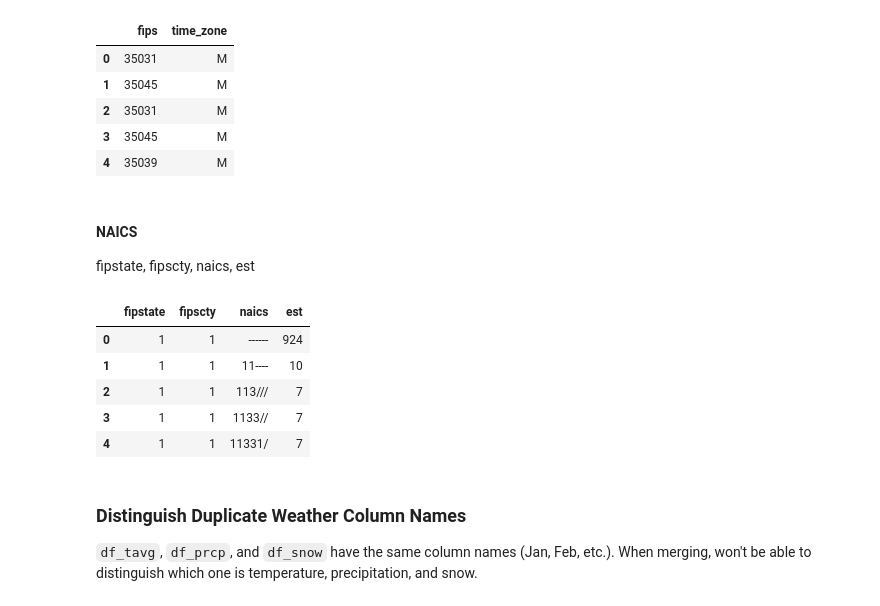
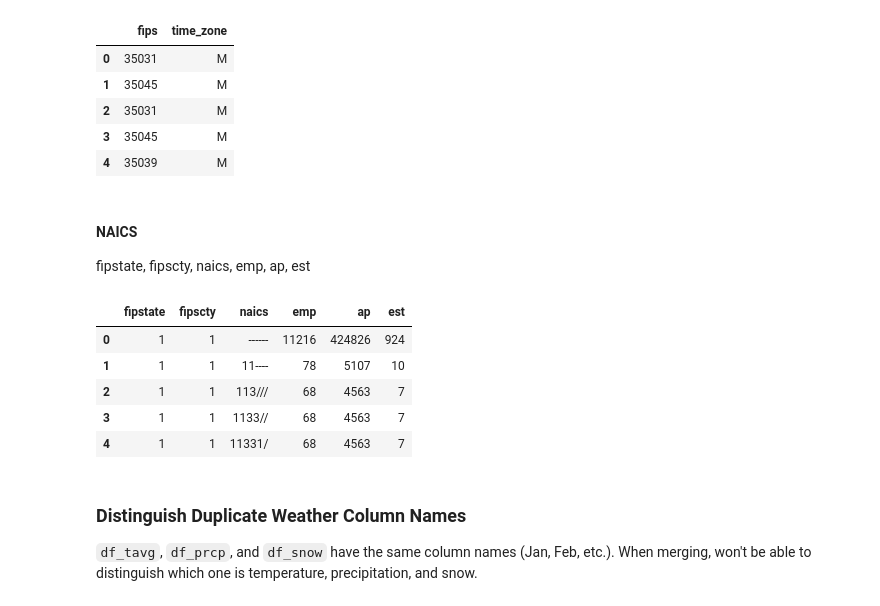
Before and after one commit to jovanyoshioka/CityFinder, a Jupyter notebook: data/jovi/clean_data.ipynb, the cells around one changed output. Drawn from its saved outputs; the diff is of its cells as text; code cells hidden in the pictures.

Commit message:
Changed to high-level NAICS codes. Added employee and payroll data.

```diff
--- a/data/jovi/clean_data.ipynb
+++ b/data/jovi/clean_data.ipynb
@@ -106,17 +106,17 @@ df_time.head()
 | 4 | 35039 | M |
 # %% [markdown]
 #### NAICS
-fipstate, fipscty, naics, est
+fipstate, fipscty, naics, emp, ap, est
 # %%
-df_naics = df_naics[['fipstate', 'fipscty', 'naics', 'est']]
+df_naics = df_naics[['fipstate', 'fipscty', 'naics', 'emp', 'ap', 'est']]
 df_naics.head()
 # %% [output]
-|  | fipstate | fipscty | naics | est |
-| 0 | 1 | 1 | ------ | 924 |
-| 1 | 1 | 1 | 11---- | 10 |
-| 2 | 1 | 1 | 113/// | 7 |
-| 3 | 1 | 1 | 1133// | 7 |
-| 4 | 1 | 1 | 11331/ | 7 |
+|  | fipstate | fipscty | naics | emp | ap | est |
+| 0 | 1 | 1 | ------ | 11216 | 424826 | 924 |
+| 1 | 1 | 1 | 11---- | 78 | 5107 | 10 |
+| 2 | 1 | 1 | 113/// | 68 | 4563 | 7 |
+| 3 | 1 | 1 | 1133// | 68 | 4563 | 7 |
+| 4 | 1 | 1 | 11331/ | 68 | 4563 | 7 |
 # %% [markdown]
 ### Distinguish Duplicate Weather Column Names
 `df_tavg`, `df_prcp`, and `df_snow` have the same column names (Jan, Feb, etc.). When merging, won't be able to distinguish which one is temperature, precipitation, and snow.
```
Also changed, not shown: parts of 9 cells of this notebook.
